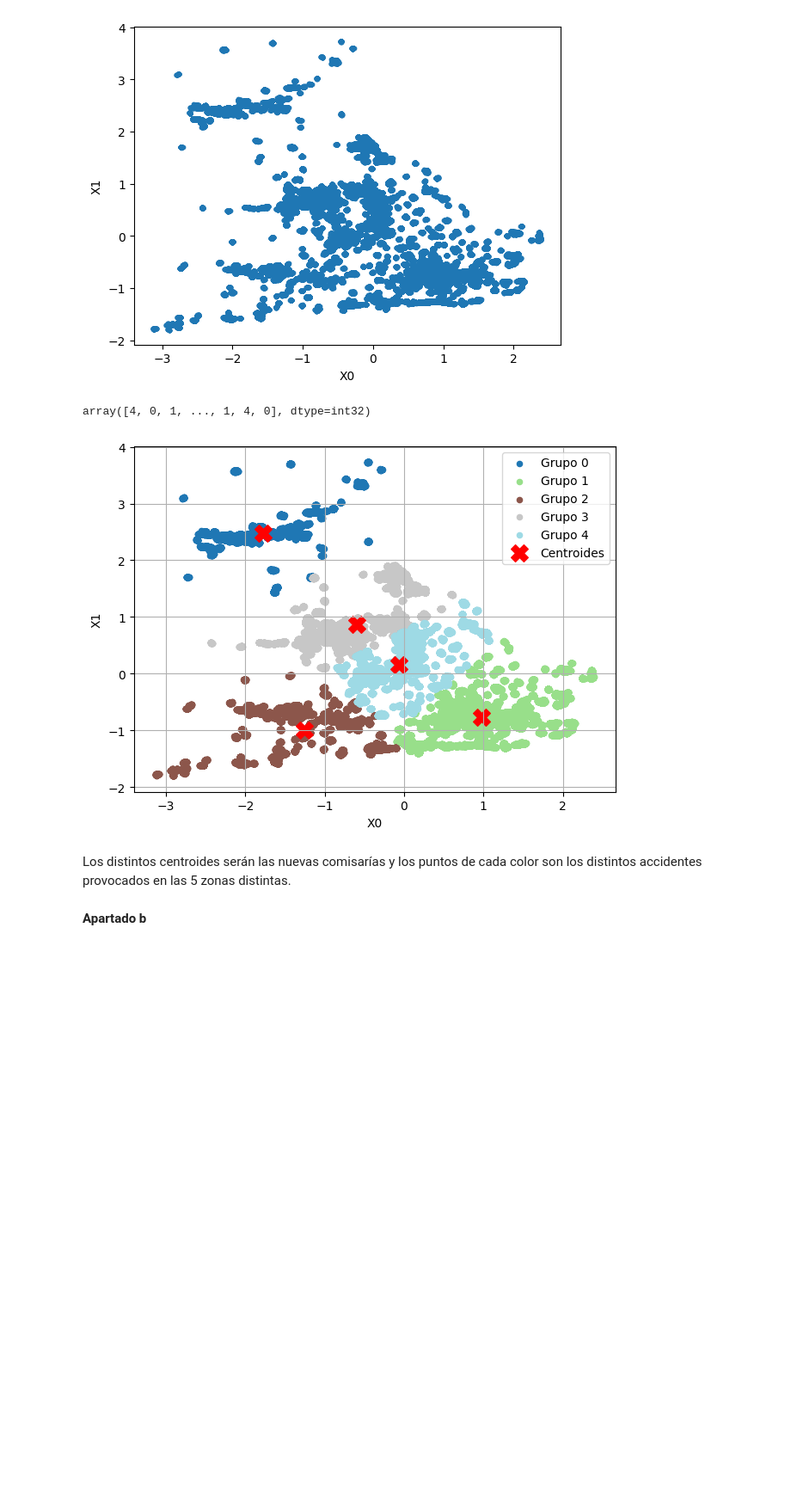
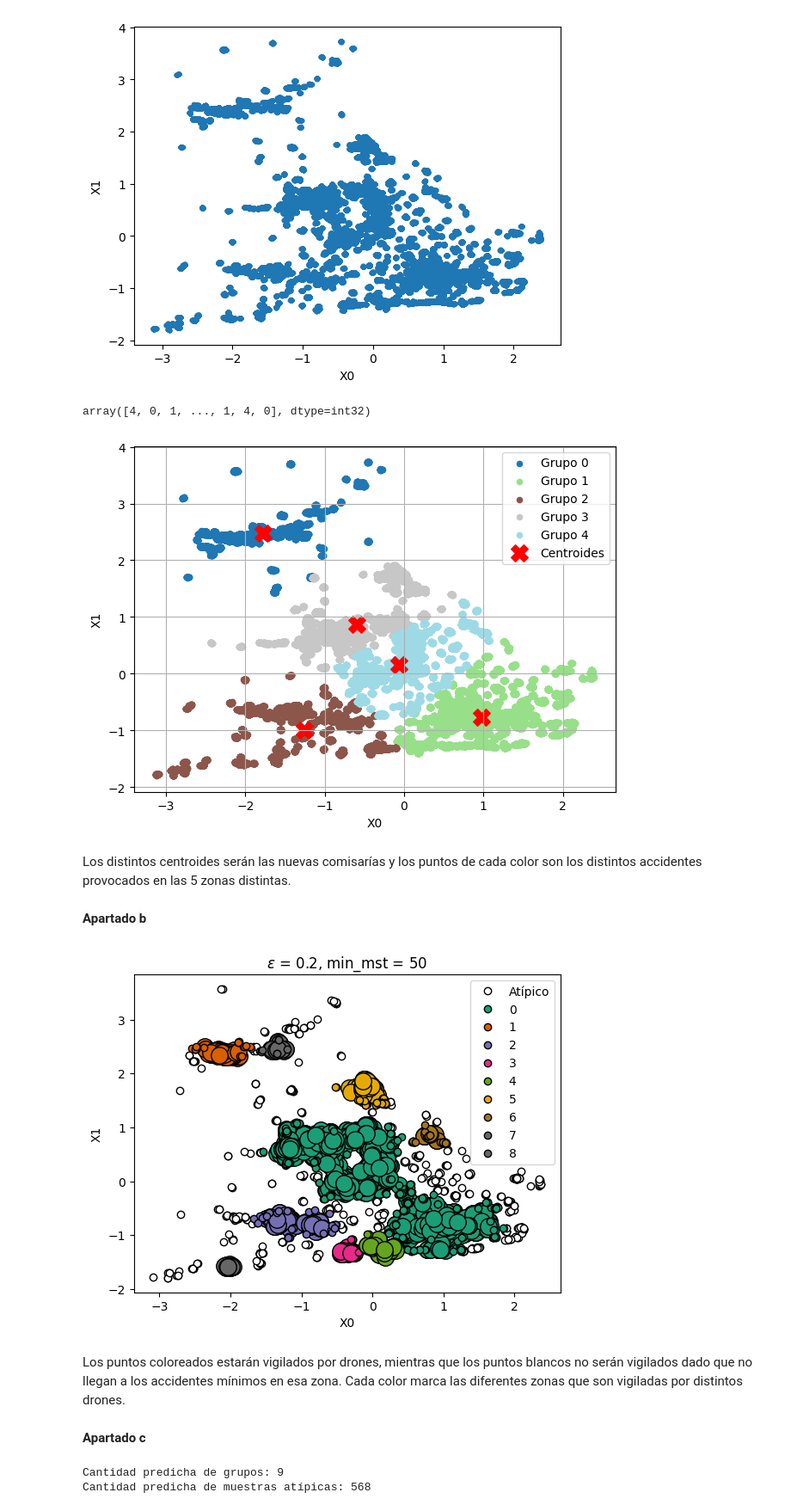
Before and after one commit to rubengamarro/practicas_aprendizaje_no_supervisado, a Jupyter notebook: 1_Agrupamiento_no_supervisado.ipynb, the cells around one changed output. Shown: that part at 86% size. Drawn from its saved outputs; the diff is of its cells as text; code cells hidden in the pictures; blank space fills up the shorter version.

```diff
--- a/1_Agrupamiento_no_supervisado.ipynb
+++ b/1_Agrupamiento_no_supervisado.ipynb
@@ -160,3 +160,71 @@ dibujaMuestras2D(X_accidentes_std, predicciones, km_plus.cluster_centers_)
 Los distintos centroides serán las nuevas comisarías y los puntos de cada color son los distintos accidentes provocados en las 5 zonas distintas.
 # %% [markdown]
 **Apartado b**
+# %%
+from sklearn.utils import resample
+X_red = resample(X_accidentes, n_samples=5000,random_state=0)
+
+X_red_std = StandardScaler().fit_transform(X_red)
+# %%
+from sklearn.cluster import DBSCAN
+
+db = DBSCAN(eps=0.2, min_samples=50).fit(X_red_std)
+predicciones = db.labels_
+# %%
+grupos = np.unique(predicciones)
+mascara_m_nucleos = np.zeros_like(predicciones, dtype=bool)
+mascara_m_nucleos[db.core_sample_indices_] = True
+
+colores = [plt.cm.Dark2(each) for each in np.linspace(0, 1, len(grupos))]
+#Iteramos grupo a grupo:
+for k, color in zip(grupos, colores):
+    if (k == -1):
+        # Muestras atípicas en color blanco
+        color = 'white'
+        etiqueta = 'Atípico'
+    else:
+        etiqueta = k
+    mascara_grupo_act = (predicciones == k)
+
+    #Dibujamos muestras núcleo grupo actual
+    X_grupo_act = X_red_std[mascara_grupo_act & mascara_m_nucleos]
+    plt.plot(
+        X_grupo_act[:, 0],
+        X_grupo_act[:, 1],
+        "o",
+        markerfacecolor=color,
+        markeredgecolor="k",
+        markersize=14)
+
+    #Dibujamos muestras frontera grupo actual o atípicas si es grupo -1
+    X_grupo_act = X_red_std[mascara_grupo_act & ~mascara_m_nucleos]
+    plt.plot(
+        X_grupo_act[:, 0],
+        X_grupo_act[:, 1],
+        "o",
+        markerfacecolor=color,
+        markeredgecolor="k",
+        markersize=6,
+        label=etiqueta)
+
+plt.xlabel("X0")
+plt.ylabel("X1")
+plt.legend()
+plt.title(f"$\epsilon$ = {db.eps}, min_mst = {db.min_samples} ")
+plt.show()
+# %% [output]
+[figure, added]
+# %% [markdown]
+Los puntos coloreados estarán vigilados por drones, mientras que los puntos blancos no serán vigilados dado que no llegan a los accidentes mínimos en esa zona. Cada color marca las diferentes zonas que son vigiladas por distintos drones.
+# %% [markdown]
+**Apartado c**
+# %%
+# Cantidad de muestras atípicas y de grupos en las predicciones
+n_atipicas = list(predicciones).count(-1)
+n_grupos = np.unique(predicciones).shape[0] - (1 if (n_atipicas > 0) else 0)
+
+print("Cantidad predicha de grupos: %d" % n_grupos)
+print("Cantidad predicha de muestras atípicas: %d" % n_atipicas)
+# %% [output]
+Cantidad predicha de grupos: 9
+Cantidad predicha de muestras atípicas: 568
```
Also changed, not shown: parts of 11 cells of this notebook.
